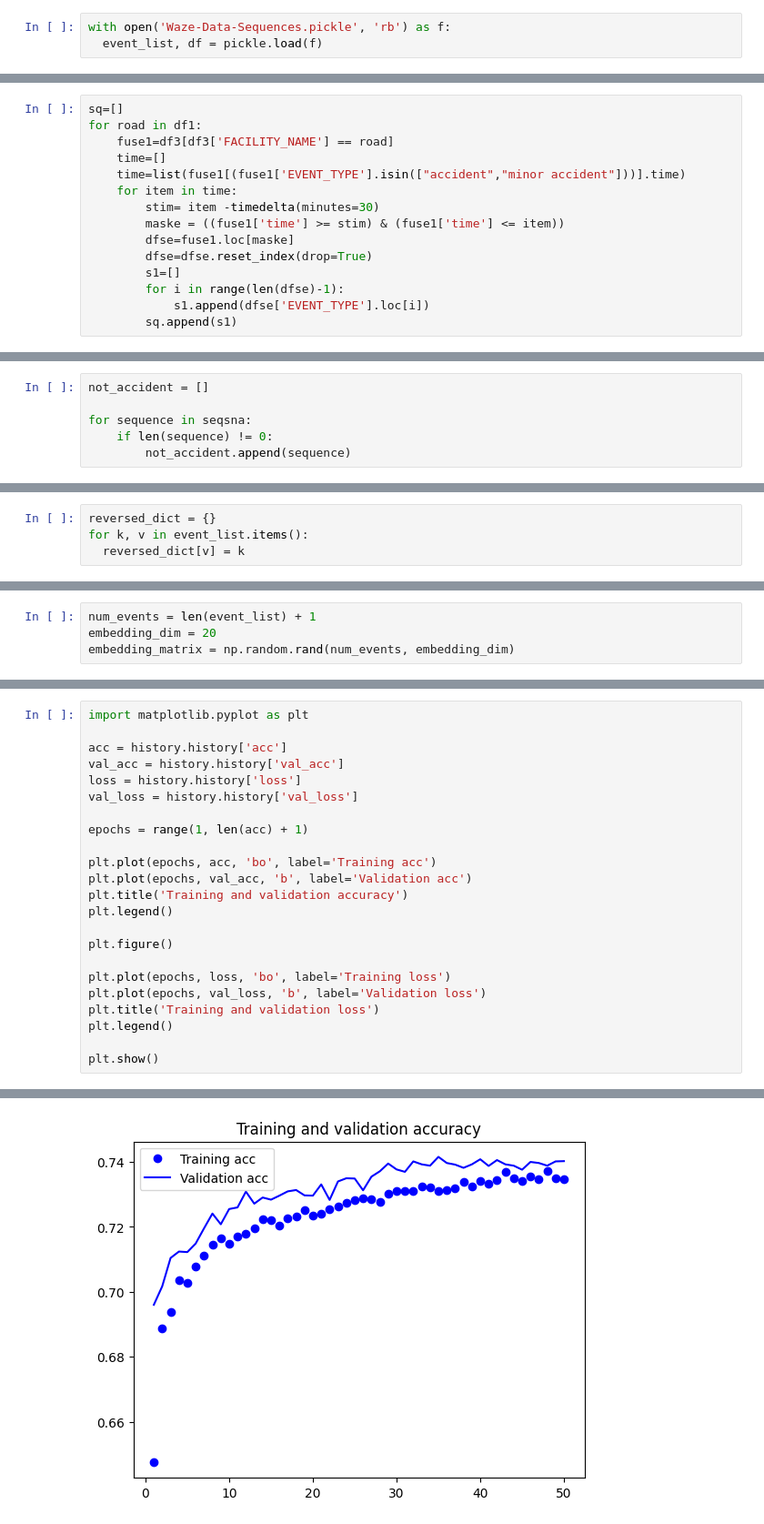
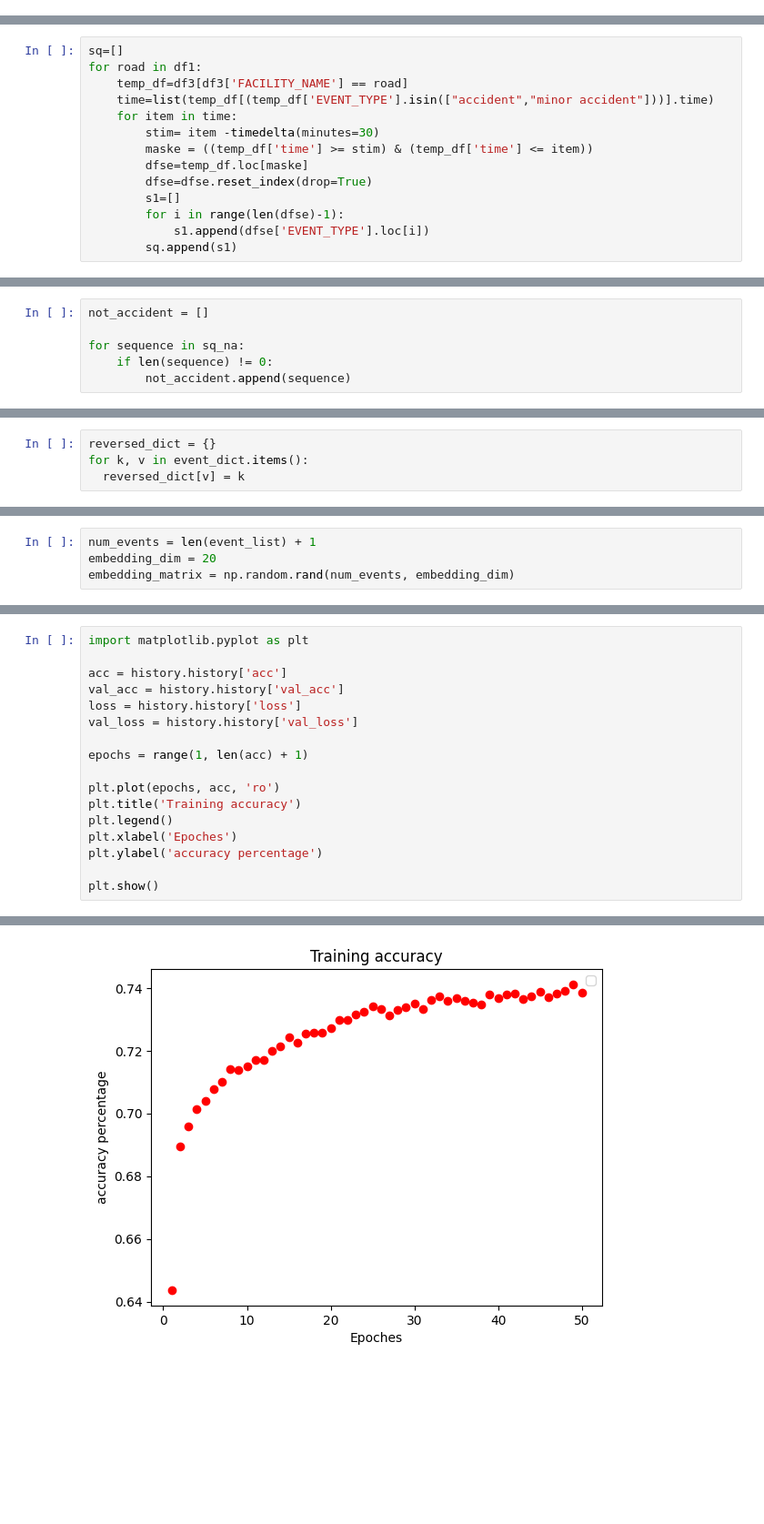
Before and after one commit to Nafis-Farhan/Pacman, a Jupyter notebook: pacman/AI.ipynb, the cells around one changed output, grey strips where cells are left out. Shown: that part at 91% size. Drawn from its saved outputs; the diff is of its cells as text; blank space fills up the shorter version.

```diff
--- a/pacman/AI.ipynb
+++ b/pacman/AI.ipynb
@@ -26,6 +26,3 @@ df1
  'Keller Springs Rd',
  'Exit 49B: 287 BUS / Rosedale St / Allen Ave',
  ...]
-# %%
-with open('Waze-Data-Sequences.pickle', 'rb') as f:
-  event_list, df = pickle.load(f)
@@ -61,13 +53,12 @@ len(list(df3[(df3['EVENT_TYPE'].isin(["accident","minor accident"]))].FACILITY_N
 # %%
 sq=[]
 for road in df1:
-    fuse1=df3[df3['FACILITY_NAME'] == road]
-    time=[]
-    time=list(fuse1[(fuse1['EVENT_TYPE'].isin(["accident","minor accident"]))].time)
+    temp_df=df3[df3['FACILITY_NAME'] == road]
+    time=list(temp_df[(temp_df['EVENT_TYPE'].isin(["accident","minor accident"]))].time)
     for item in time:
         stim= item -timedelta(minutes=30)
-        maske = ((fuse1['time'] >= stim) & (fuse1['time'] <= item))
-        dfse=fuse1.loc[maske]
+        maske = ((temp_df['time'] >= stim) & (temp_df['time'] <= item))
+        dfse=temp_df.loc[maske]
         dfse=dfse.reset_index(drop=True)
         s1=[]
         for i in range(len(dfse)-1):
@@ -98,7 +88,7 @@ for ix in range(len(dfna)):
 # %%
 not_accident = []
 
-for sequence in seqsna:
+for sequence in sq_na:
     if len(sequence) != 0:
         not_accident.append(sequence)
 # %%
@@ -147,5 +137,5 @@ max_len_event = fdf.iloc[max_len_event_id]
 maxlen = len(max_len_event.events)
 # %%
 reversed_dict = {}
-for k, v in event_list.items():
+for k, v in event_dict.items():
   reversed_dict[v] = k
@@ -243,17 +259,11 @@ val_loss = history.history['val_loss']
 
 epochs = range(1, len(acc) + 1)
 
-plt.plot(epochs, acc, 'bo', label='Training acc')
-plt.plot(epochs, val_acc, 'b', label='Validation acc')
-plt.title('Training and validation accuracy')
+plt.plot(epochs, acc, 'ro')
+plt.title('Training accuracy')
 plt.legend()
-
-plt.figure()
-
-plt.plot(epochs, loss, 'bo', label='Training loss')
-plt.plot(epochs, val_loss, 'b', label='Validation loss')
-plt.title('Training and validation loss')
-plt.legend()
+plt.xlabel('Epoches')
+plt.ylabel('accuracy percentage')
 
 plt.show()
 # %% [output]
@@ -260 +271 @@ plt.show()
-[figure, old version]
+[figure, new version]
```
Also changed, not shown: parts of 12 cells of this notebook, 1 other file.
